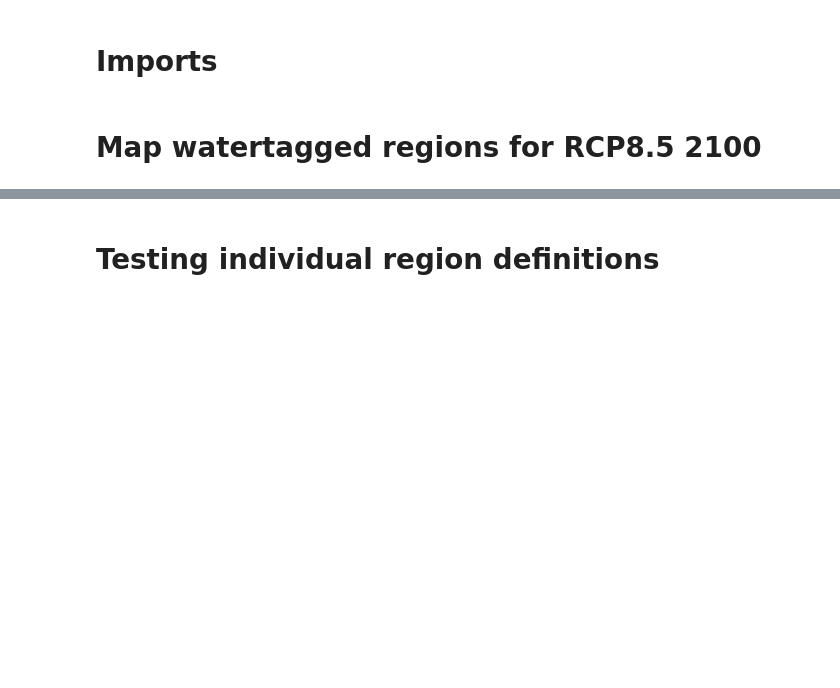
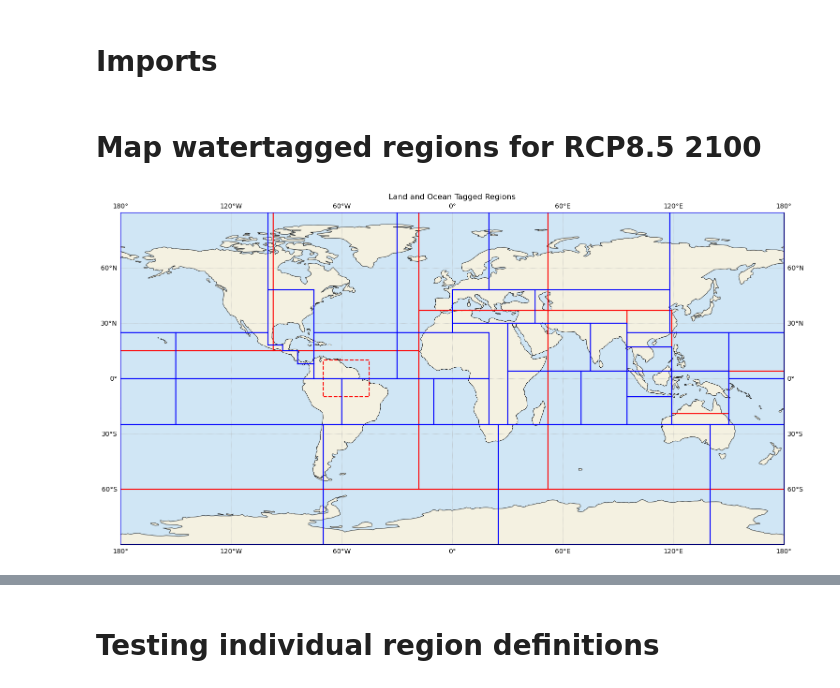
Before and after one commit to aflaim7/ESMplot, a Jupyter notebook: examples/map_tagged_regions.ipynb, the cells around one changed output, grey strips where cells are left out. Saved outputs shown, nothing was run; the diff lists cells and outputs as text; code cells hidden in the pictures; blank space fills up the shorter version.

Commit message:
mapping tagged regions from individual experiments

```diff
--- a/examples/map_tagged_regions.ipynb
+++ b/examples/map_tagged_regions.ipynb
@@ -70 +33,49 @@ range(14, 40)
+# %%
+import sys
+# sys.path.append('/glade/u/home/aflaim/ESMplot')
+sys.path.append('/paleonas/aflaim/ESMplot')
+
+import matplotlib.pyplot as plt
+import cartopy.crs as ccrs
+import cartopy.feature as cfeature
+
+from ESMplot.watertagging.tagged_regions_RCP85 import draw_land_tags, draw_ocean_tags
+
+# Create a world map figure and GeoAxes in PlateCarree (lon/lat)
+fig, ax = plt.subplots(
+    figsize=(16, 8),
+    subplot_kw={'projection': ccrs.PlateCarree()}
+)
+
+# Set the geographic extent instead of xlim/ylim
+ax.set_extent([-180, 180, -90, 90], crs=ccrs.PlateCarree())
+ax.set_title('Land and Ocean Tagged Regions')
+
+# Optional: background features
+ax.set_facecolor('#d0e6f5')  # light blue ocean
+ax.add_feature(cfeature.LAND.with_scale('110m'), facecolor='#f4f1e1', edgecolor='none', zorder=0)
+ax.coastlines(resolution='110m', linewidth=0.6, zorder=1)
+
+# Gridlines (Cartopy's gridlines, not ax.grid)
+gl = ax.gridlines(draw_labels=True, linestyle=':', linewidth=0.5)
+# (Cartopy may label only left/bottom by default; customize gl.xlabels_top, etc., if you want.)
+
+# Border style parameters
+line_width = 1.5
+major_style = '-'
+minor_style = '--'
+zorder = 3
+
+# Draw all land tags (tags 0–12)
+for i in range(13):   # note: 0..12 inclusive
+    draw_land_tags(i, ax, line_width, major_style, minor_style, 'red', zorder)
+
+# Draw all ocean tags (tags 13–39)
+for i in range(13, 40):
+    draw_ocean_tags(i, ax, line_width, major_style, minor_style, 'blue', zorder)
+
+plt.tight_layout()
+plt.show()
+# %% [output]
+[figure, added]
 # %%
```
Also changed, not shown: parts of 8 cells of this notebook.
